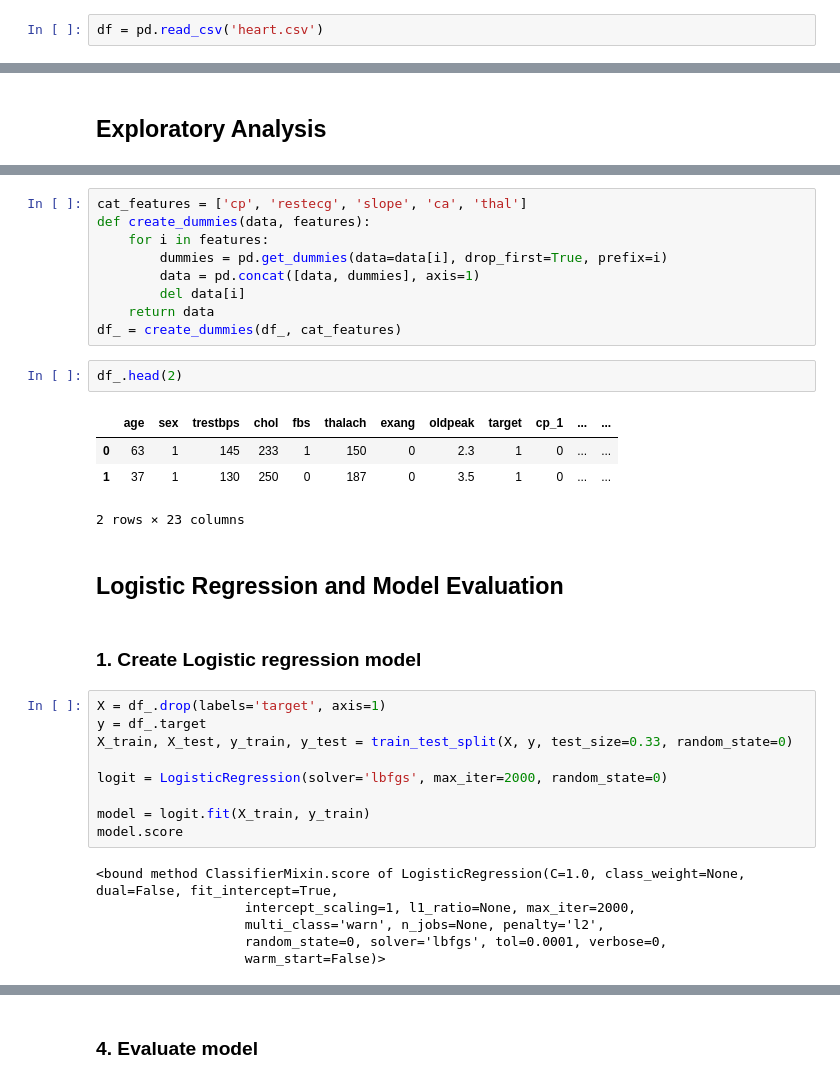
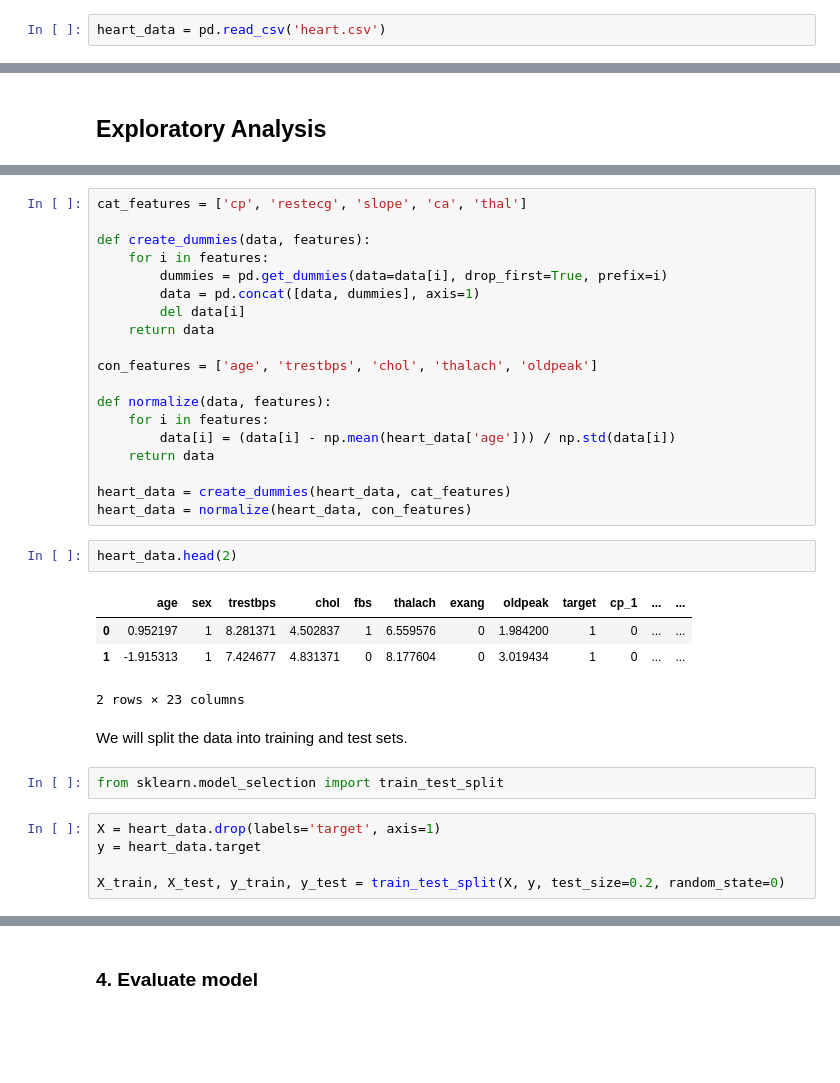
Before and after one commit to justingee193/Data-Science-Projects, a Jupyter notebook: heart-disease/heart-disease.ipynb, the cells around one changed output, grey strips where cells are left out. Cells and saved outputs as stored; diff of their text form; blank space fills up the shorter version.

```diff
--- a/heart-disease/heart-disease.ipynb
+++ b/heart-disease/heart-disease.ipynb
@@ -30,2 +29,2 @@ import seaborn as sns
 # %%
-df = pd.read_csv('heart.csv')
+heart_data = pd.read_csv('heart.csv')
@@ -98,35 +93,35 @@ df_ = df
 # %%
 cat_features = ['cp', 'restecg', 'slope', 'ca', 'thal']
+
 def create_dummies(data, features):
     for i in features:
         dummies = pd.get_dummies(data=data[i], drop_first=True, prefix=i)
         data = pd.concat([data, dummies], axis=1)
         del data[i]
     return data
-df_ = create_dummies(df_, cat_features)
+
+con_features = ['age', 'trestbps', 'chol', 'thalach', 'oldpeak']
+
+def normalize(data, features):
+    for i in features:
+        data[i] = (data[i] - np.mean(heart_data['age'])) / np.std(data[i])
+    return data
+
+heart_data = create_dummies(heart_data, cat_features)
+heart_data = normalize(heart_data, con_features)
 # %%
-df_.head(2)
+heart_data.head(2)
 # %% [output]
 |  | age | sex | trestbps | chol | fbs | thalach | exang | oldpeak | target | cp_1 | ... | ... |
-| 0 | 63 | 1 | 145 | 233 | 1 | 150 | 0 | 2.3 | 1 | 0 | ... | ... |
-| 1 | 37 | 1 | 130 | 250 | 0 | 187 | 0 | 3.5 | 1 | 0 | ... | ... |
+| 0 | 0.952197 | 1 | 8.281371 | 4.502837 | 1 | 6.559576 | 0 | 1.984200 | 1 | 0 | ... | ... |
+| 1 | -1.915313 | 1 | 7.424677 | 4.831371 | 0 | 8.177604 | 0 | 3.019434 | 1 | 0 | ... | ... |
 2 rows × 23 columns
-# %% [markdown]
-## Logistic Regression and Model Evaluation
-# %% [markdown]
-### 1. Create Logistic regression model
+# %% [markdown]
+We will split the data into training and test sets.
+# %%
+from sklearn.model_selection import train_test_split
 # %%
-X = df_.drop(labels='target', axis=1)
-y = df_.target
-X_train, X_test, y_train, y_test = train_test_split(X, y, test_size=0.33, random_state=0)
+X = heart_data.drop(labels='target', axis=1)
+y = heart_data.target
 
-logit = LogisticRegression(solver='lbfgs', max_iter=2000, random_state=0)
-
-model = logit.fit(X_train, y_train)
-model.score
+X_train, X_test, y_train, y_test = train_test_split(X, y, test_size=0.2, random_state=0)
-# %% [output]
-<bound method ClassifierMixin.score of LogisticRegression(C=1.0, class_weight=None, dual=False, fit_intercept=True,
-                   intercept_scaling=1, l1_ratio=None, max_iter=2000,
-                   multi_class='warn', n_jobs=None, penalty='l2',
-                   random_state=0, solver='lbfgs', tol=0.0001, verbose=0,
-                   warm_start=False)>
```
Also changed, not shown: parts of 70 cells of this notebook.
